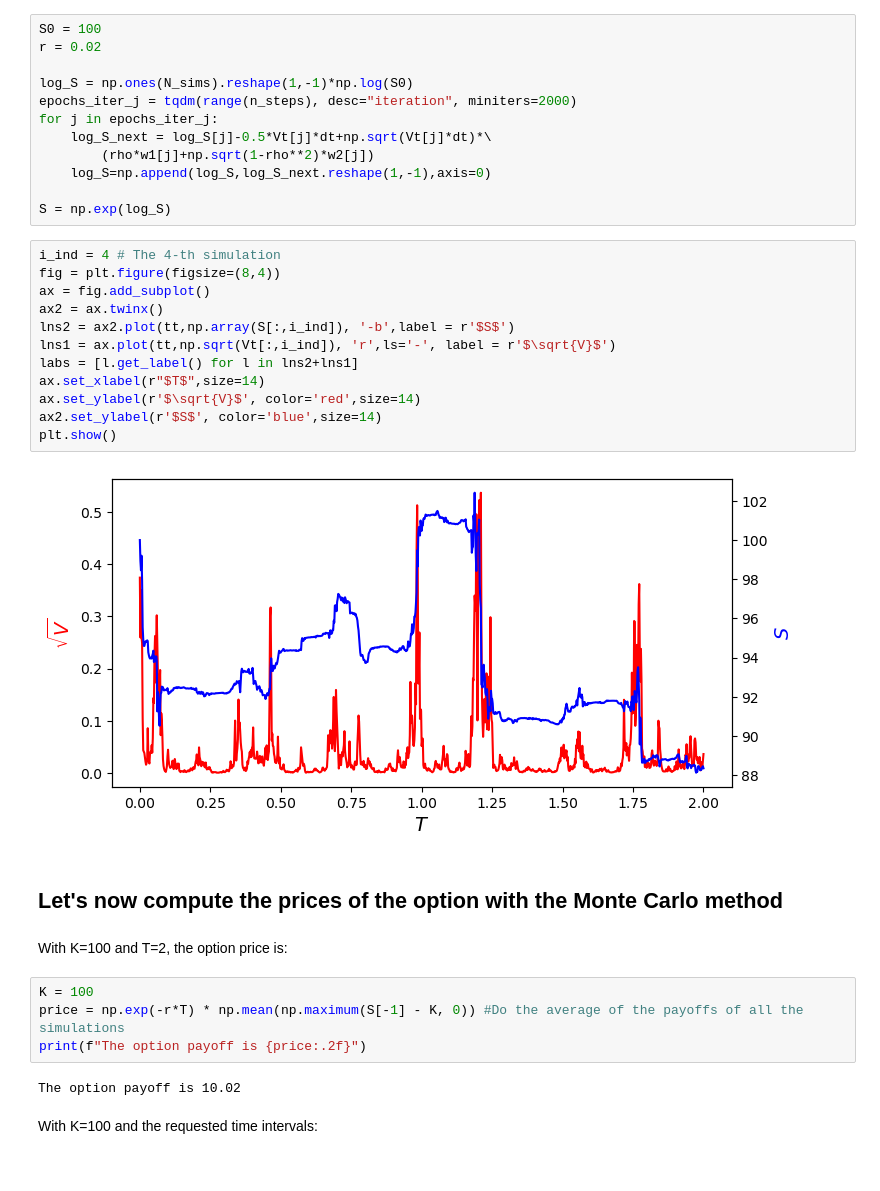
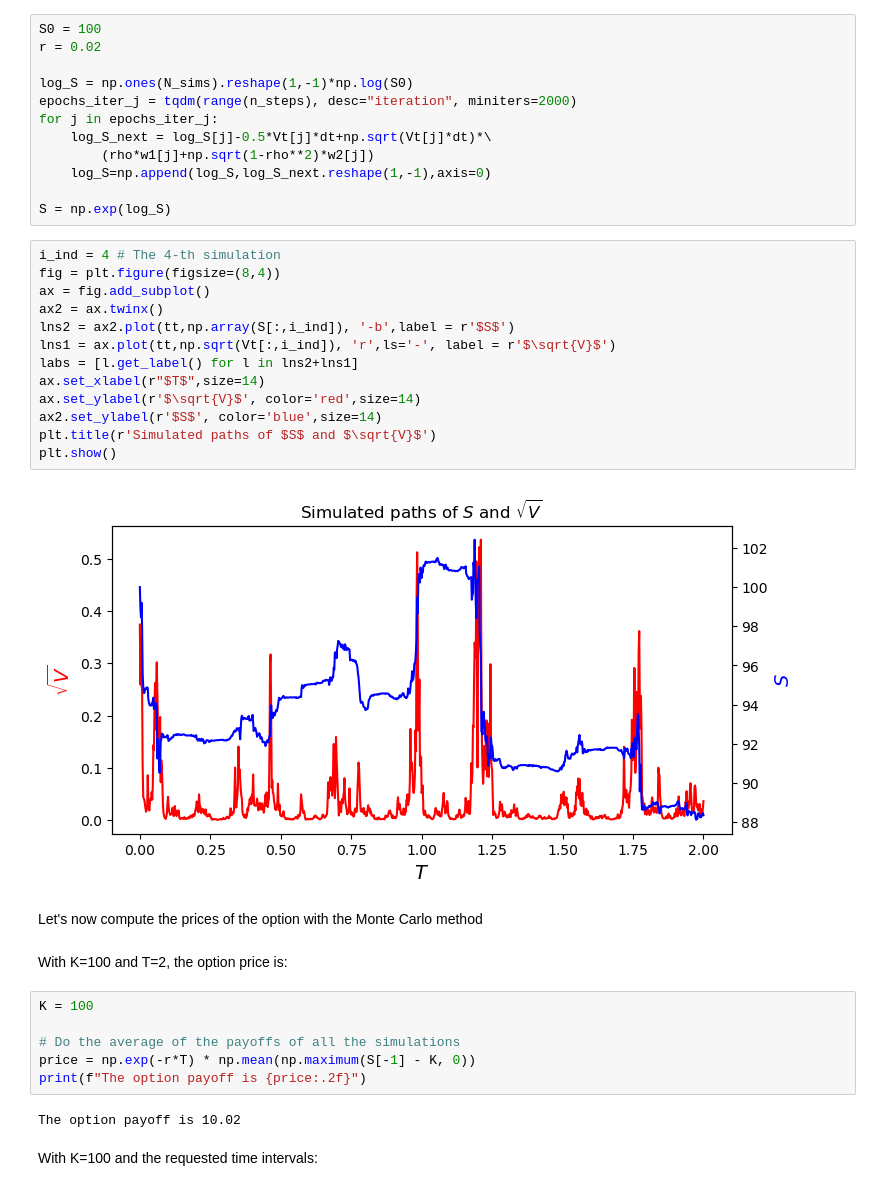
Before and after one commit to pottierc/Project_2f_bergomi, a Jupyter notebook: 01. Working_Space/Main.ipynb, the cells around one changed output. Saved outputs shown, nothing was run; the diff lists cells and outputs as text.

```diff
--- a/01. Working_Space/Main.ipynb
+++ b/01. Working_Space/Main.ipynb
@@ -212,24 +230,27 @@ S = np.exp(log_S)
 # %%
 i_ind = 4 # The 4-th simulation
 fig = plt.figure(figsize=(8,4))
 ax = fig.add_subplot()
 ax2 = ax.twinx()
 lns2 = ax2.plot(tt,np.array(S[:,i_ind]), '-b',label = r'$S$')
 lns1 = ax.plot(tt,np.sqrt(Vt[:,i_ind]), 'r',ls='-', label = r'$\sqrt{V}$')
 labs = [l.get_label() for l in lns2+lns1]
 ax.set_xlabel(r"$T$",size=14)
 ax.set_ylabel(r'$\sqrt{V}$', color='red',size=14)
 ax2.set_ylabel(r'$S$', color='blue',size=14)
+plt.title(r'Simulated paths of $S$ and $\sqrt{V}$')
 plt.show()
 # %% [output]
-[figure, old version]
+[figure, new version]
 # %% [markdown]
-## Let's now compute the prices of the option with the Monte Carlo method
+Let's now compute the prices of the option with the Monte Carlo method
 # %% [markdown]
 With K=100 and T=2, the option price is:
 # %%
 K = 100
-price = np.exp(-r*T) * np.mean(np.maximum(S[-1] - K, 0)) #Do the average of the payoffs of all the simulations
+
+# Do the average of the payoffs of all the simulations
+price = np.exp(-r*T) * np.mean(np.maximum(S[-1] - K, 0))
 print(f"The option payoff is {price:.2f}")
 # %% [output]
 The option payoff is 10.02
```
Also changed, not shown: parts of 54 cells of this notebook, 1 other file.
